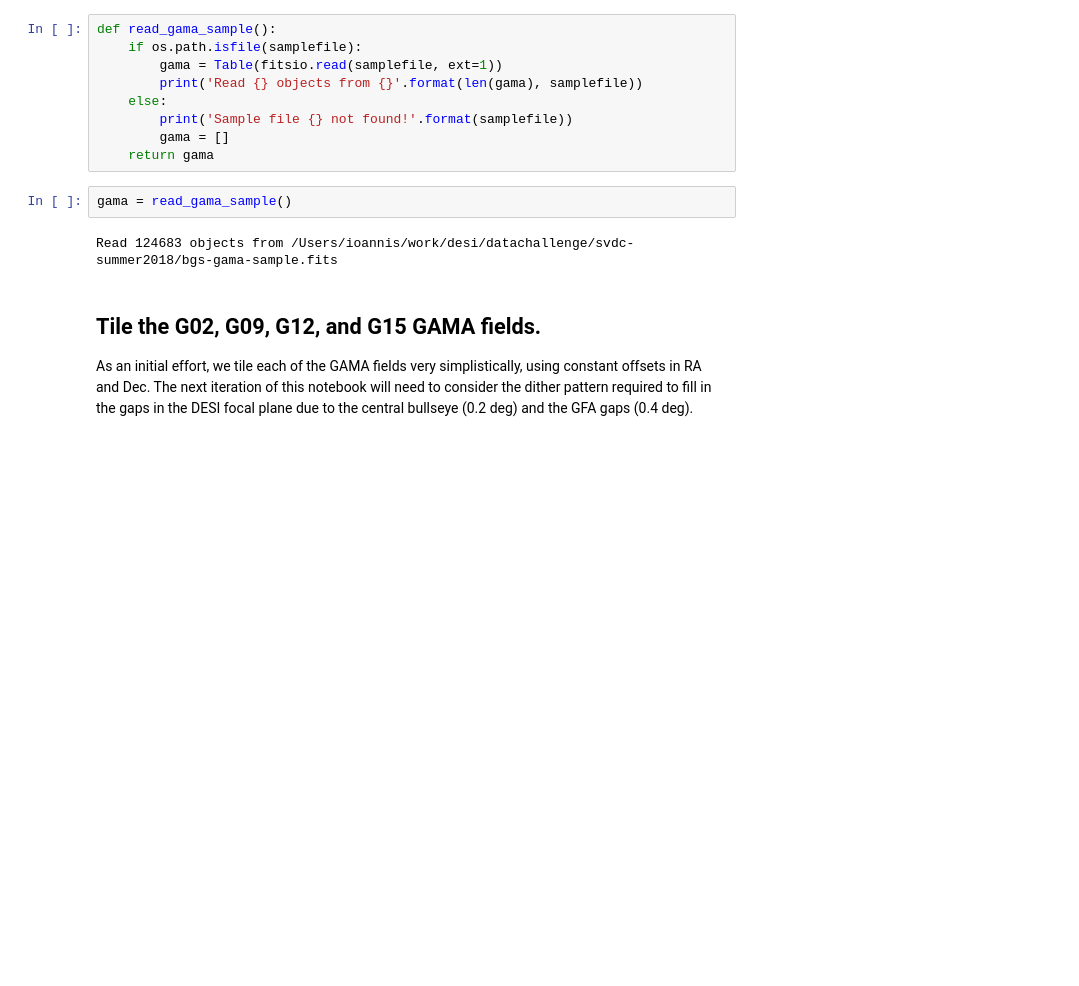
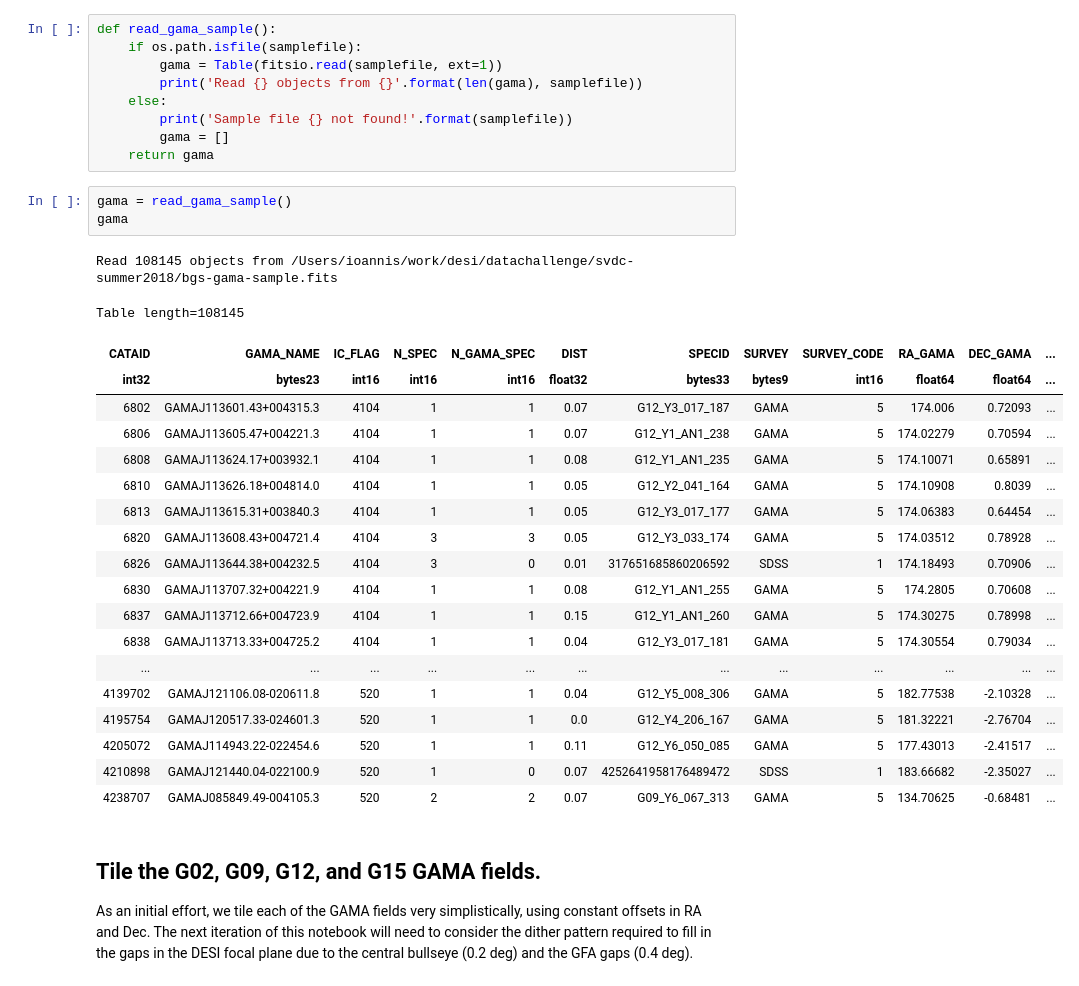
Before and after one commit to michaelJwilson/survey-validation, a Jupyter notebook: svdc-summer2018/bgs-gama-pipeline.ipynb, the cells around one changed output. Saved outputs shown, nothing was run; the diff lists cells and outputs as text; blank space fills up the shorter version.

```diff
--- a/svdc-summer2018/bgs-gama-pipeline.ipynb
+++ b/svdc-summer2018/bgs-gama-pipeline.ipynb
@@ -90,8 +90,28 @@ def read_gama_sample():
     return gama
 # %%
 gama = read_gama_sample()
+gama
 # %% [output]
-Read 124683 objects from /Users/ioannis/work/desi/datachallenge/svdc-summer2018/bgs-gama-sample.fits
+Read 108145 objects from /Users/ioannis/work/desi/datachallenge/svdc-summer2018/bgs-gama-sample.fits
+Table length=108145
+| CATAID | GAMA_NAME | IC_FLAG | N_SPEC | N_GAMA_SPEC | DIST | SPECID | SURVEY | SURVEY_CODE | RA_GAMA | DEC_GAMA | ... |
+| int32 | bytes23 | int16 | int16 | int16 | float32 | bytes33 | bytes9 | int16 | float64 | float64 | ... |
+| 6802 | GAMAJ113601.43+004315.3 | 4104 | 1 | 1 | 0.07 | G12_Y3_017_187 | GAMA | 5 | 174.006 | 0.72093 | ... |
+| 6806 | GAMAJ113605.47+004221.3 | 4104 | 1 | 1 | 0.07 | G12_Y1_AN1_238 | GAMA | 5 | 174.02279 | 0.70594 | ... |
+| 6808 | GAMAJ113624.17+003932.1 | 4104 | 1 | 1 | 0.08 | G12_Y1_AN1_235 | GAMA | 5 | 174.10071 | 0.65891 | ... |
+| 6810 | GAMAJ113626.18+004814.0 | 4104 | 1 | 1 | 0.05 | G12_Y2_041_164 | GAMA | 5 | 174.10908 | 0.8039 | ... |
+| 6813 | GAMAJ113615.31+003840.3 | 4104 | 1 | 1 | 0.05 | G12_Y3_017_177 | GAMA | 5 | 174.06383 | 0.64454 | ... |
+| 6820 | GAMAJ113608.43+004721.4 | 4104 | 3 | 3 | 0.05 | G12_Y3_033_174 | GAMA | 5 | 174.03512 | 0.78928 | ... |
+| 6826 | GAMAJ113644.38+004232.5 | 4104 | 3 | 0 | 0.01 | 317651685860206592 | SDSS | 1 | 174.18493 | 0.70906 | ... |
+| 6830 | GAMAJ113707.32+004221.9 | 4104 | 1 | 1 | 0.08 | G12_Y1_AN1_255 | GAMA | 5 | 174.2805 | 0.70608 | ... |
+| 6837 | GAMAJ113712.66+004723.9 | 4104 | 1 | 1 | 0.15 | G12_Y1_AN1_260 | GAMA | 5 | 174.30275 | 0.78998 | ... |
+| 6838 | GAMAJ113713.33+004725.2 | 4104 | 1 | 1 | 0.04 | G12_Y3_017_181 | GAMA | 5 | 174.30554 | 0.79034 | ... |
+| ... | ... | ... | ... | ... | ... | ... | ... | ... | ... | ... | ... |
+| 4139702 | GAMAJ121106.08-020611.8 | 520 | 1 | 1 | 0.04 | G12_Y5_008_306 | GAMA | 5 | 182.77538 | -2.10328 | ... |
+| 4195754 | GAMAJ120517.33-024601.3 | 520 | 1 | 1 | 0.0 | G12_Y4_206_167 | GAMA | 5 | 181.32221 | -2.76704 | ... |
+| 4205072 | GAMAJ114943.22-022454.6 | 520 | 1 | 1 | 0.11 | G12_Y6_050_085 | GAMA | 5 | 177.43013 | -2.41517 | ... |
+| 4210898 | GAMAJ121440.04-022100.9 | 520 | 1 | 0 | 0.07 | 4252641958176489472 | SDSS | 1 | 183.66682 | -2.35027 | ... |
+| 4238707 | GAMAJ085849.49-004105.3 | 520 | 2 | 2 | 0.07 | G09_Y6_067_313 | GAMA | 5 | 134.70625 | -0.68481 | ... |
 # %% [markdown]
 ## Tile the G02, G09, G12, and G15 GAMA fields.
 
```
Also changed, not shown: parts of 4 cells of this notebook, 1 other file.
